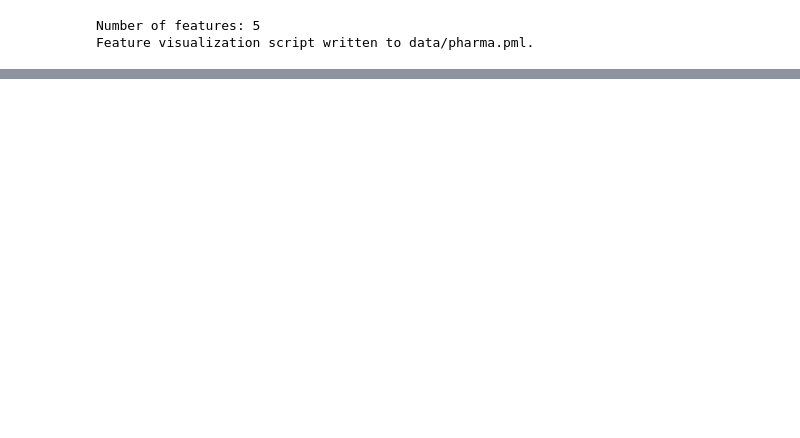
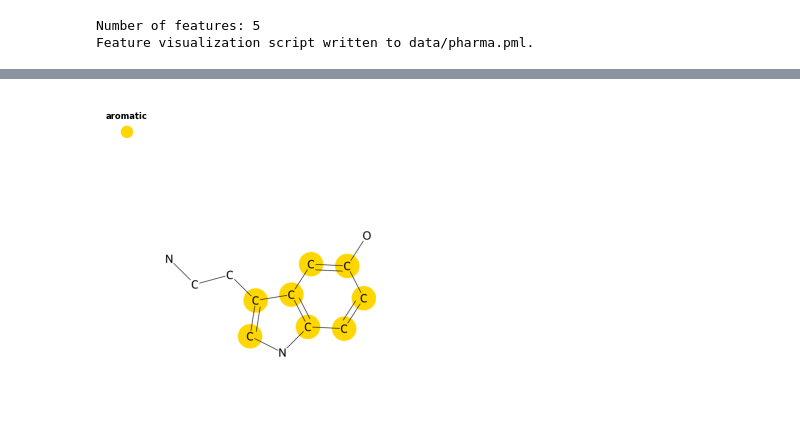
Before and after one commit to fulopjoz/pharmacophore-toolkit, a Jupyter notebook: tutorial/pharmacophore_tutorial.ipynb, the cells around one changed output, grey strips where cells are left out. Saved outputs shown, nothing was run; the diff lists cells and outputs as text; code cells hidden in the pictures; blank space fills up the shorter version.

```diff
--- a/tutorial/pharmacophore_tutorial.ipynb
+++ b/tutorial/pharmacophore_tutorial.ipynb
@@ -61,0 +84,5 @@ df
+# %%
+custom_feat = {'aromatic': ['c']}
+
+custom_df = pharm.to_df(mols, mol_name, features=custom_feat)
+custom_df
@@ -135,0 +153,6 @@ Feature visualization script written to data/pharma.pml.
+# %%
+draw = Draw(features=custom_feat)
+colors = {"aromatic":'gold'}
+draw.draw_pharm(mols_noH[0], color=colors)
+# %% [output]
+[figure, added]
```
Also changed, not shown: parts of 29 cells of this notebook.
